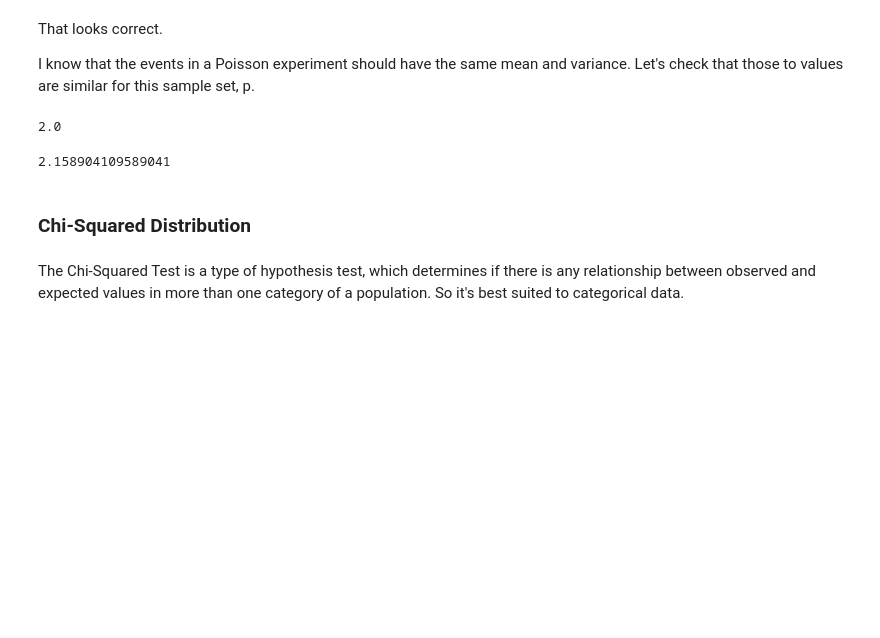
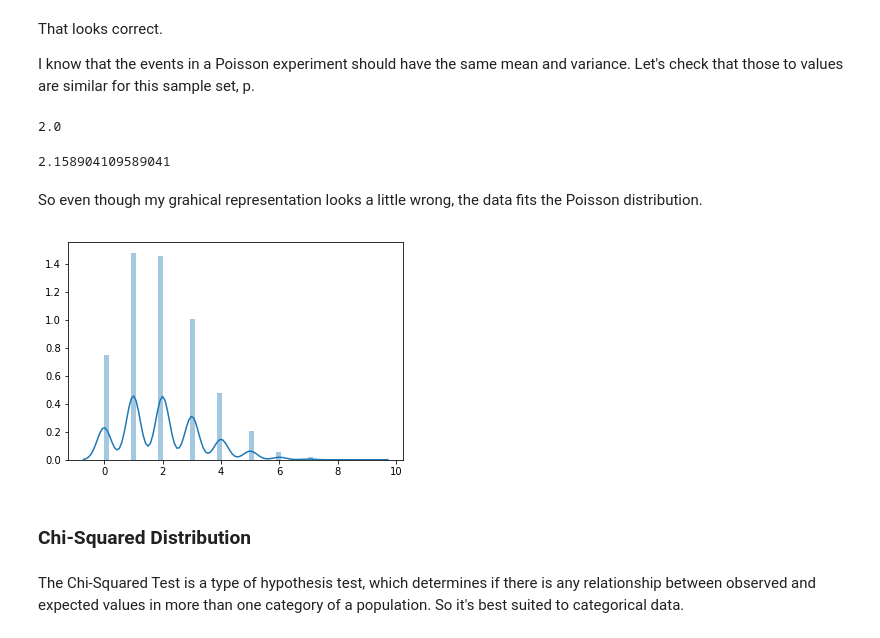
Before and after one commit to MarionMcG/numpy.random, a Jupyter notebook: numpy-random.ipynb, the cells around one changed output. Saved outputs shown, nothing was run; the diff lists cells and outputs as text; code cells hidden in the pictures; blank space fills up the shorter version.

Commit message:
Poisson with large sample size

```diff
--- a/numpy-random.ipynb
+++ b/numpy-random.ipynb
@@ -564,6 +564,13 @@ np.mean(p)
 np.var(p)
 # %% [output]
 2.158904109589041
+# %% [markdown]
+So even though my grahical representation looks a little wrong, the data fits the Poisson distribution.
+# %%
+poi = np.random.poisson(lam = 2, size = 10000)
+sns.distplot(poi);
+# %% [output]
+[figure, added]
 # %% [markdown]
 ### Chi-Squared Distribution
 # %% [markdown]
```
